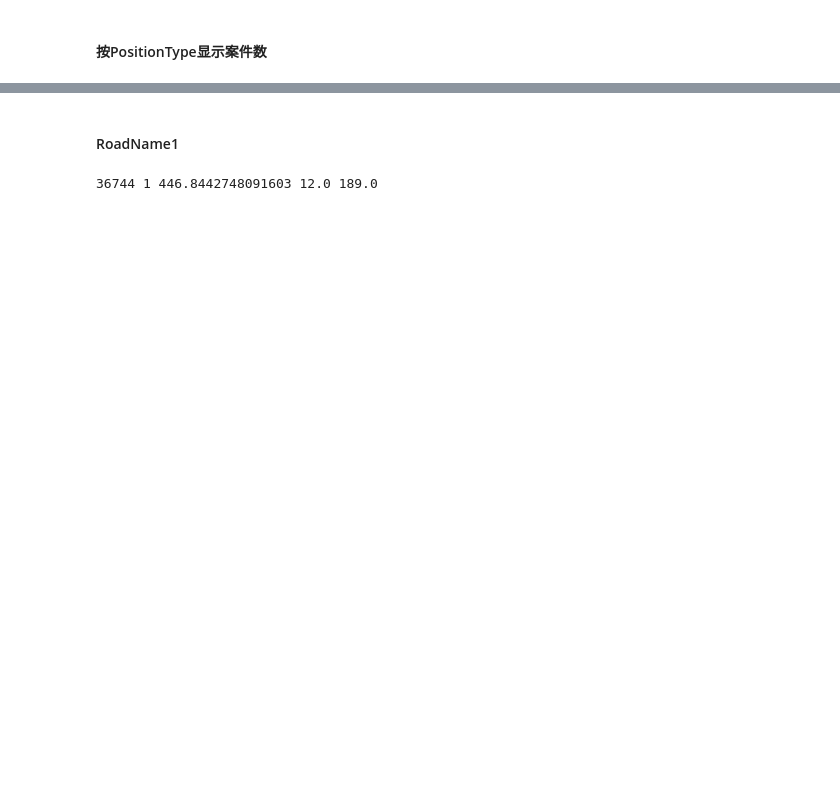
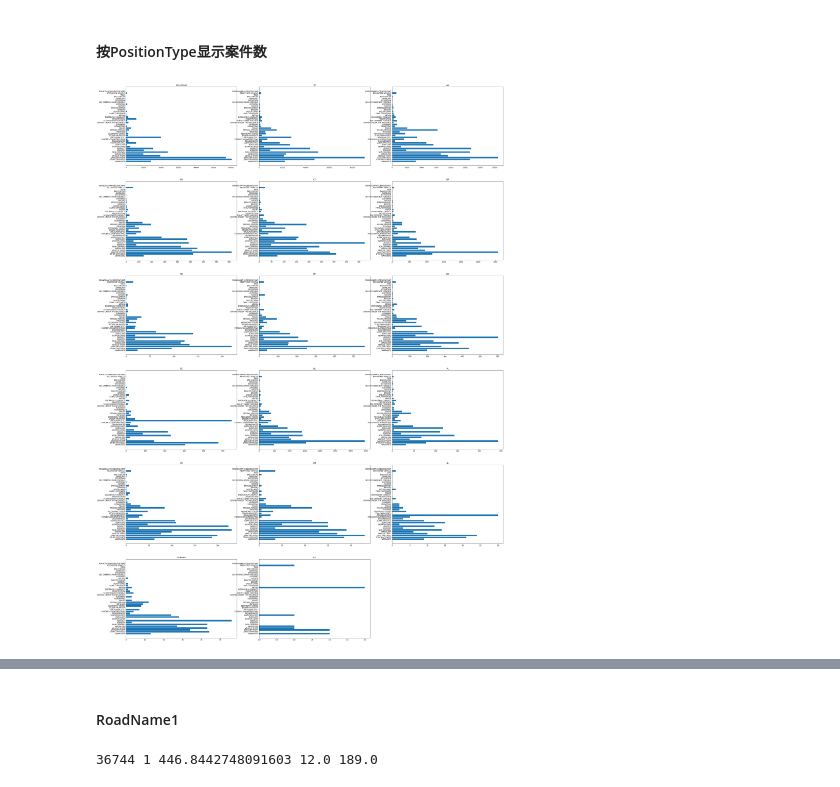
Before and after one commit to SongShawn/MachineLearning, a Jupyter notebook: capstone/solutions/data_visualization.ipynb, the cells around one changed output, grey strips where cells are left out. Saved outputs shown, nothing was run; the diff lists cells and outputs as text; code cells hidden in the pictures; blank space fills up the shorter version.

```diff
--- a/capstone/solutions/data_visualization.ipynb
+++ b/capstone/solutions/data_visualization.ipynb
@@ -104,6 +129,8 @@ show_bar_by_column(data=features_data,
 #### 按PositionType显示案件数
 # %%
 show_bar_by_column(data=features_data,
-                   split_feature="PositionType",
+                   split_feature="RoadType",
                    name='positiontype_and_categories',
                    figsize=(40,60))
+# %% [output]
+[figure, added]
```
Also changed, not shown: parts of 23 cells of this notebook, 17 other files.
